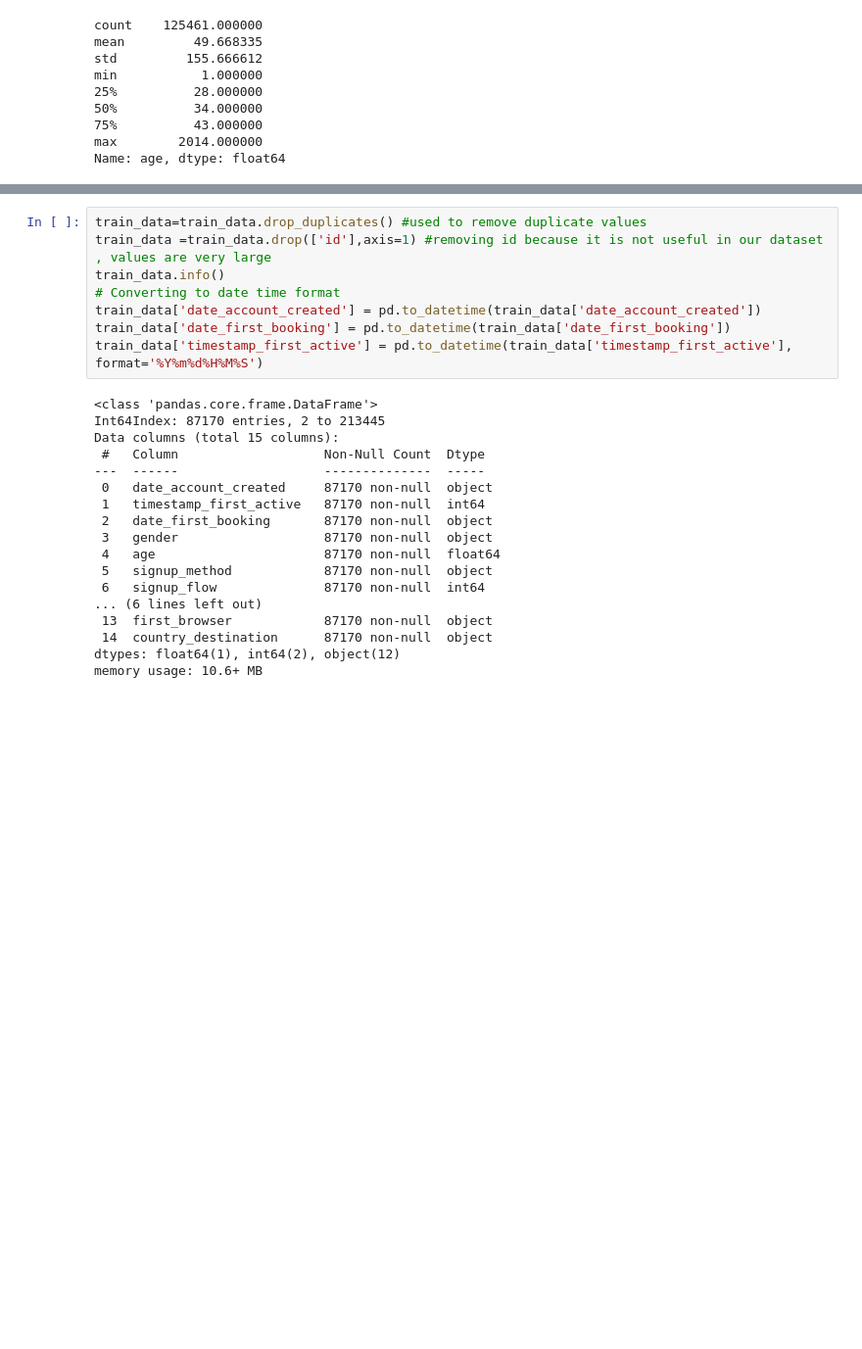
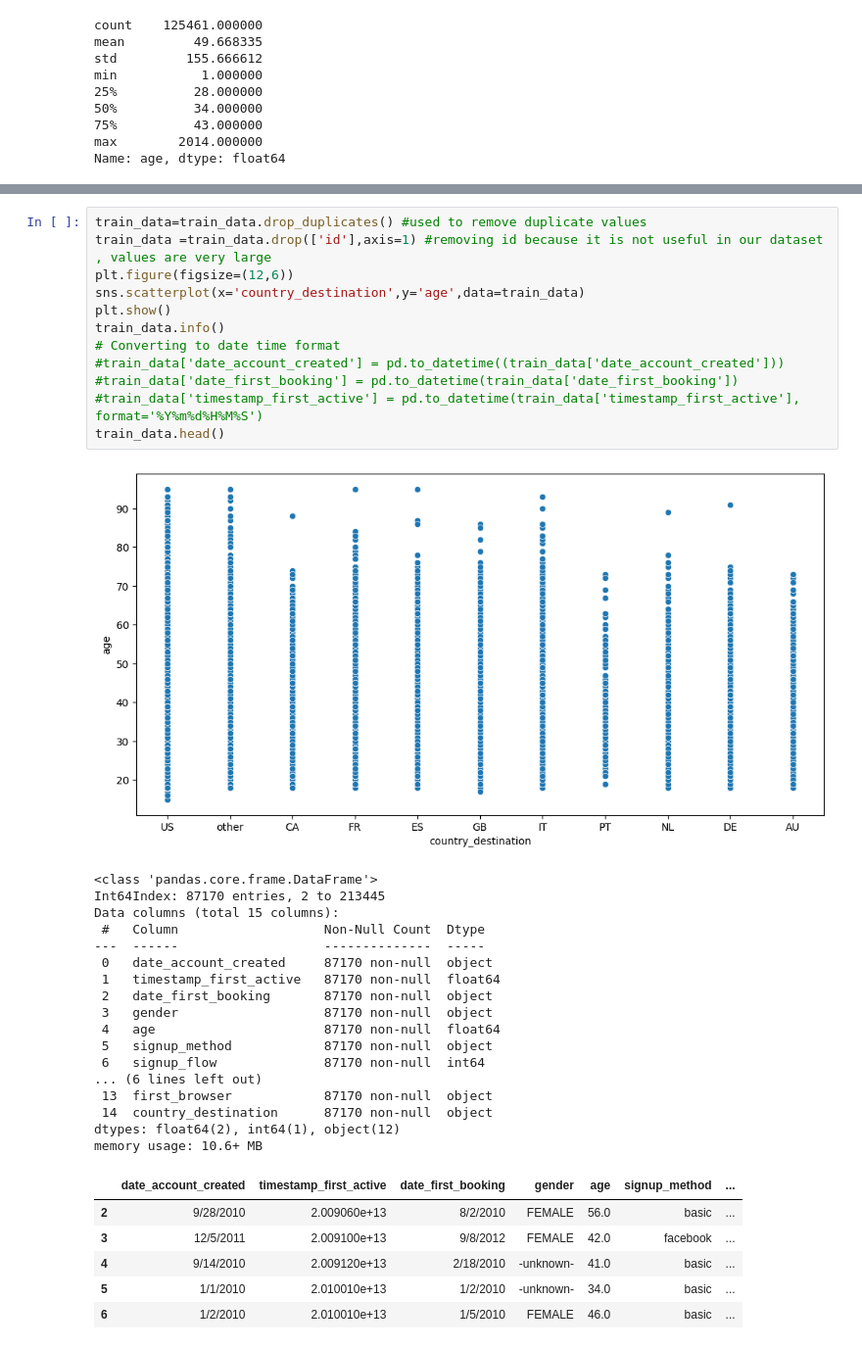
Before and after one commit to Shaimaa-moh/Mining-Project, a Jupyter notebook: Airbnb.ipynb, the cells around one changed output, grey strips where cells are left out. Shown at 98% size. Cells and saved outputs as stored; diff of their text form; blank space fills up the shorter version.

```diff
--- a/Airbnb.ipynb
+++ b/Airbnb.ipynb
@@ -124,19 +127,24 @@ dtype: int64
 # %%
 train_data=train_data.drop_duplicates() #used to remove duplicate values
 train_data =train_data.drop(['id'],axis=1) #removing id because it is not useful in our dataset , values are very large
+plt.figure(figsize=(12,6))
+sns.scatterplot(x='country_destination',y='age',data=train_data)
+plt.show()
 train_data.info()
 # Converting to date time format
-train_data['date_account_created'] = pd.to_datetime(train_data['date_account_created'])
-train_data['date_first_booking'] = pd.to_datetime(train_data['date_first_booking'])
-train_data['timestamp_first_active'] = pd.to_datetime(train_data['timestamp_first_active'], format='%Y%m%d%H%M%S')
+#train_data['date_account_created'] = pd.to_datetime((train_data['date_account_created']))
+#train_data['date_first_booking'] = pd.to_datetime(train_data['date_first_booking'])
+#train_data['timestamp_first_active'] = pd.to_datetime(train_data['timestamp_first_active'], format='%Y%m%d%H%M%S')
+train_data.head()
 # %% [output]
+[figure, added]
 <class 'pandas.core.frame.DataFrame'>
 Int64Index: 87170 entries, 2 to 213445
 Data columns (total 15 columns):
  #   Column                   Non-Null Count  Dtype
 ---  ------                   --------------  -----
  0   date_account_created     87170 non-null  object
- 1   timestamp_first_active   87170 non-null  int64
+ 1   timestamp_first_active   87170 non-null  float64
  2   date_first_booking       87170 non-null  object
  3   gender                   87170 non-null  object
  4   age                      87170 non-null  float64
@@ -145,5 +153,11 @@ Data columns (total 15 columns):
 ... (6 lines left out)
  13  first_browser            87170 non-null  object
  14  country_destination      87170 non-null  object
-dtypes: float64(1), int64(2), object(12)
+dtypes: float64(2), int64(1), object(12)
 memory usage: 10.6+ MB
+|  | date_account_created | timestamp_first_active | date_first_booking | gender | age | signup_method | ... |
+| 2 | 9/28/2010 | 2.009060e+13 | 8/2/2010 | FEMALE | 56.0 | basic | ... |
+| 3 | 12/5/2011 | 2.009100e+13 | 9/8/2012 | FEMALE | 42.0 | facebook | ... |
+| 4 | 9/14/2010 | 2.009120e+13 | 2/18/2010 | -unknown- | 41.0 | basic | ... |
+| 5 | 1/1/2010 | 2.010010e+13 | 1/2/2010 | -unknown- | 34.0 | basic | ... |
+| 6 | 1/2/2010 | 2.010010e+13 | 1/5/2010 | FEMALE | 46.0 | basic | ... |
```
Also changed, not shown: parts of 11 cells of this notebook.
